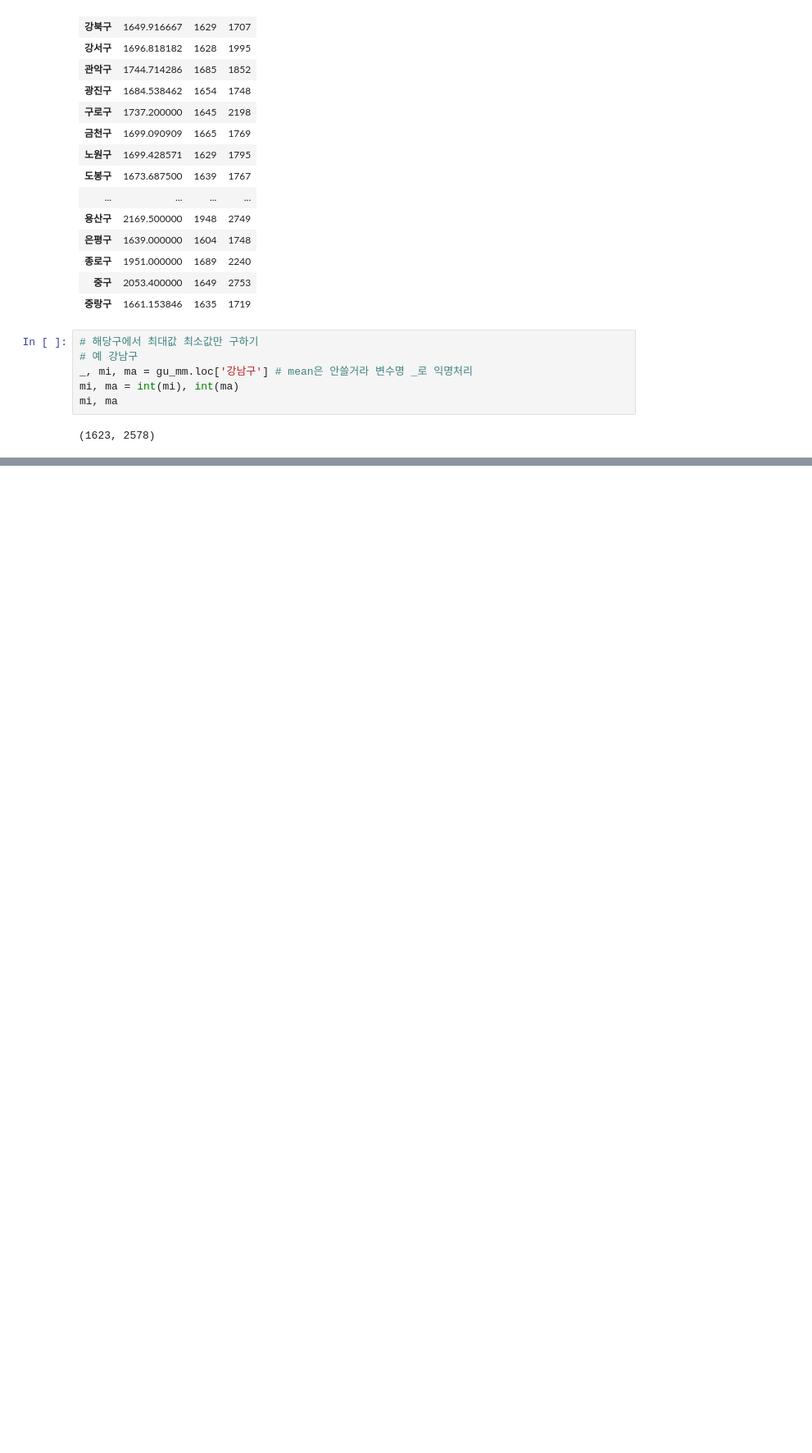
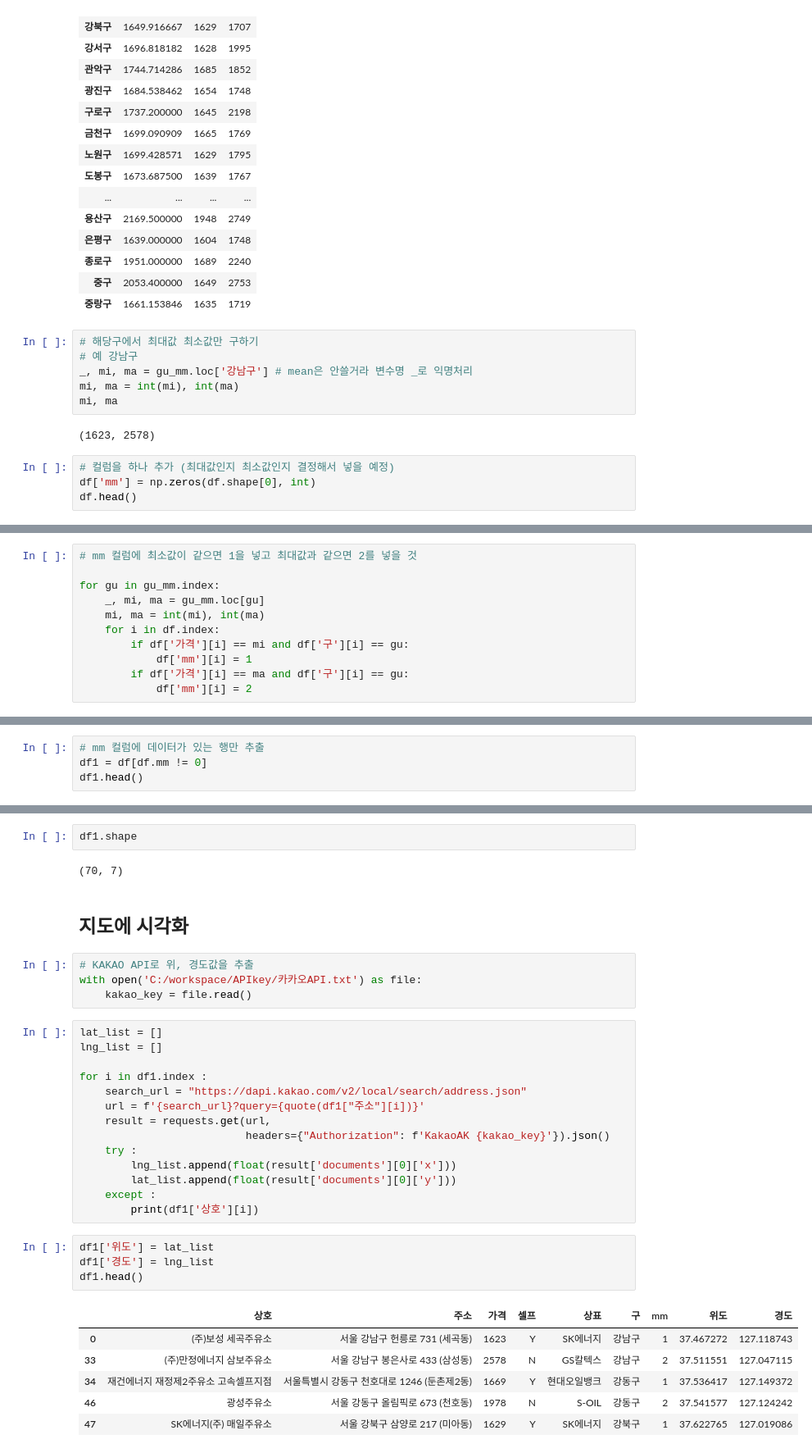
Before and after one commit to hyewon961117/hwstudy, a Jupyter notebook: 크롤링/HW22_동적_3_opinet 싼 주유소.ipynb, the cells around one changed output, grey strips where cells are left out. Shown at 82% size. Drawn from its saved outputs; the diff is of its cells as text; blank space fills up the shorter version.

```diff
--- a/크롤링/HW22_동적_3_opinet 싼 주유소.ipynb
+++ b/크롤링/HW22_동적_3_opinet 싼 주유소.ipynb
@@ -330,3 +333,7 @@ mi, ma = int(mi), int(ma)
 mi, ma
 # %% [output]
 (1623, 2578)
+# %%
+# 컬럼을 하나 추가 (최대값인지 최소값인지 결정해서 넣을 예정)
+df['mm'] = np.zeros(df.shape[0], int)
+df.head()
@@ -332,0 +347,11 @@ mi, ma
+# %%
+# mm 컬럼에 최소값이 같으면 1을 넣고 최대값과 같으면 2를 넣을 것
+
+for gu in gu_mm.index:
+    _, mi, ma = gu_mm.loc[gu]
+    mi, ma = int(mi), int(ma)
+    for i in df.index:
+        if df['가격'][i] == mi and df['구'][i] == gu:
+            df['mm'][i] = 1
+        if df['가격'][i] == ma and df['구'][i] == gu:
+            df['mm'][i] = 2
@@ -332,0 +367,4 @@ mi, ma
+# %%
+# mm 컬럼에 데이터가 있는 행만 추출
+df1 = df[df.mm != 0]
+df1.head()
@@ -332,0 +378,35 @@ mi, ma
+# %%
+df1.shape
+# %% [output]
+(70, 7)
+# %% [markdown]
+## 지도에 시각화
+# %%
+# KAKAO API로 위, 경도값을 추출
+with open('C:/workspace/APIkey/카카오API.txt') as file:
+    kakao_key = file.read()
+# %%
+lat_list = []
+lng_list = []
+
+for i in df1.index :
+    search_url = "https://dapi.kakao.com/v2/local/search/address.json"
+    url = f'{search_url}?query={quote(df1["주소"][i])}'
+    result = requests.get(url,
+                          headers={"Authorization": f'KakaoAK {kakao_key}'}).json()
+    try :
+        lng_list.append(float(result['documents'][0]['x']))
+        lat_list.append(float(result['documents'][0]['y']))
+    except :
+        print(df1['상호'][i])
+# %%
+df1['위도'] = lat_list
+df1['경도'] = lng_list
+df1.head()
+# %% [output]
+|  | 상호 | 주소 | 가격 | 셀프 | 상표 | 구 | mm | 위도 | 경도 |
+| 0 | (주)보성 세곡주유소 | 서울 강남구 헌릉로 731 (세곡동) | 1623 | Y | SK에너지 | 강남구 | 1 | 37.467272 | 127.118743 |
+| 33 | (주)만정에너지 삼보주유소 | 서울 강남구 봉은사로 433 (삼성동) | 2578 | N | GS칼텍스 | 강남구 | 2 | 37.511551 | 127.047115 |
+| 34 | 재건에너지 재정제2주유소 고속셀프지점 | 서울특별시 강동구 천호대로 1246 (둔촌제2동) | 1669 | Y | 현대오일뱅크 | 강동구 | 1 | 37.536417 | 127.149372 |
+| 46 | 광성주유소 | 서울 강동구 올림픽로 673 (천호동) | 1978 | N | S-OIL | 강동구 | 2 | 37.541577 | 127.124242 |
+| 47 | SK에너지(주) 매일주유소 | 서울 강북구 삼양로 217 (미아동) | 1629 | Y | SK에너지 | 강북구 | 1 | 37.622765 | 127.019086 |
```
Also changed, not shown: parts of 17 cells of this notebook, 3 other files.
